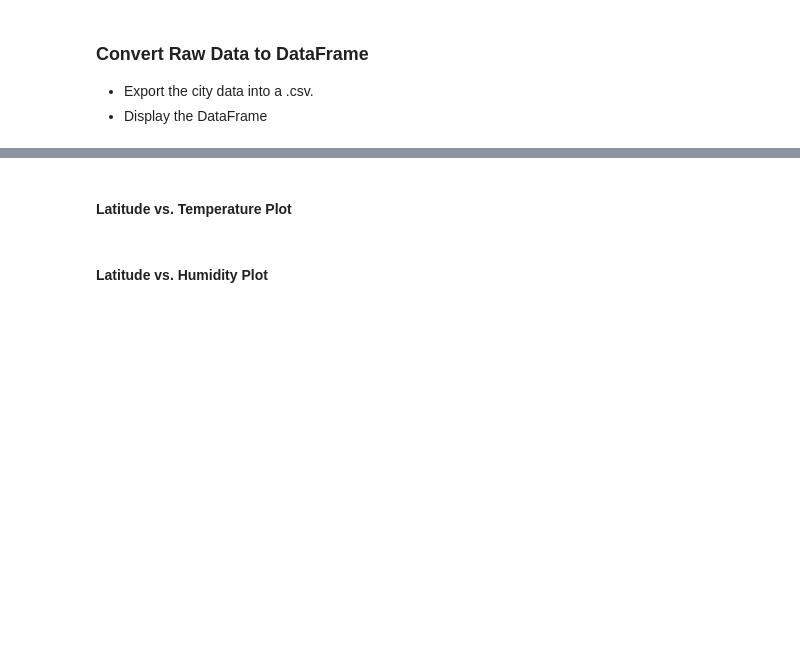
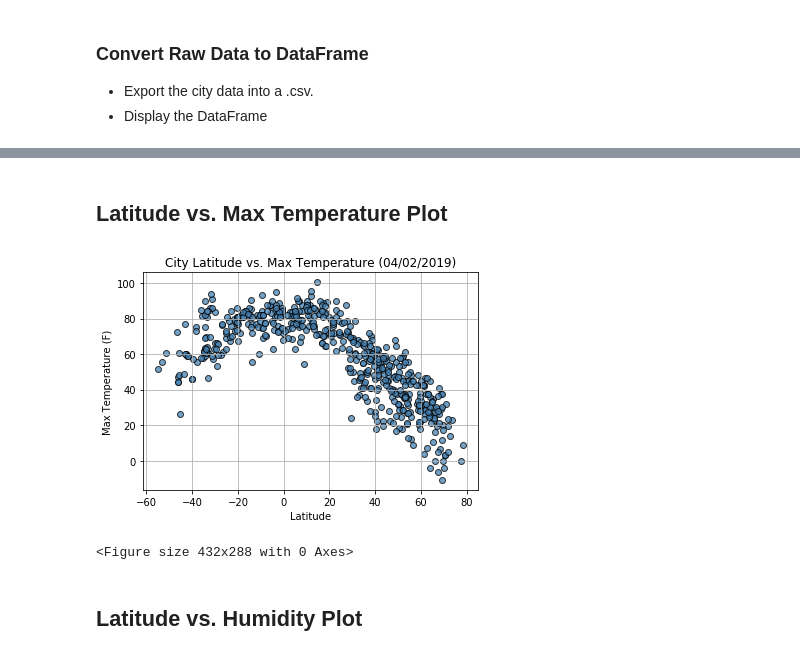
Before and after one commit to tisfarah/GTDSABC_Homework, a Jupyter notebook: Week 6 Python API/WeatherPy-Farah.ipynb, the cells around one changed output, grey strips where cells are left out. Saved outputs shown, nothing was run; the diff lists cells and outputs as text; code cells hidden in the pictures; blank space fills up the shorter version.

Commit message:
Push lastest updates to WeatherPy
Updating WeatherPy Homework 6 jupyter notebook

```diff
--- a/Week 6 Python API/WeatherPy-Farah.ipynb
+++ b/Week 6 Python API/WeatherPy-Farah.ipynb
@@ -32,16 +38,17 @@ import pandas as pd
 import numpy as np
 import requests
 import time
-import openweathermapy as ow
+import openweathermapy as owm
+import datetime
+now = datetime.datetime.now()
 
 # Import API key from python file
-# from api_keys import api_key
+from api_keys import api_key
 
-api_key = "3555835e8ef2b3d2641f3ddc9a3e0f88"
+# api_key = "3555835e8ef2b3d2641f3ddc9a3e0f88"
 
 # Incorporated citipy to determine city based on latitude and longitude
 from citipy import citipy
-
 
 # Output File (CSV)
 output_data_file = "output_data/cities.csv"
@@ -228,0 +138,10 @@ report_status(name='luke', affiliation='jedi', status='missing')
+# %%
+#Export Data to CSV
+weather_df.to_csv(output_data_file)
+
+# convert to DataFrame
+weather_df = pd.DataFrame(data_all)
+weather_df = weather_df[["name","clouds.all","sys.country","dt","main.humidity",
+                     "coord.lat","coord.lon","main.temp_max","wind.speed"]]
+weather_df.columns = ["City","Cloudiness","Country","Date","Humidity","Lat","Lng","Max Temp","Wind Speed"]
+weather_df.head()
@@ -229,4 +155,29 @@ report_status(name='luke', affiliation='jedi', status='missing')
 # %% [markdown]
-#### Latitude vs. Temperature Plot
+## Latitude vs. Max Temperature Plot
+# %%
+# X coordinates are the latitude
+x_lat = weather_df['Lat']
+
+# Y coordinates are the max temperatures
+y_maxtemp = weather_df["Max Temp"]
+
+# Build the scatter plot
+
+plt.scatter(x_lat, y_maxtemp, c = 'steelblue', alpha=0.75, edgecolors ="black", linewidth =1)
+
+# Incorporate the other graph properties
+plt.xlabel("Latitude")
+plt.ylabel("Max Temperature (F)")
+today = now.strftime("%m/%d/%Y")
+plt.title(f"City Latitude vs. Max Temperature ({today})")
+plt.grid(True)
+
+# Save Figure
+plt.show()
+
+plt.savefig("LatVsTemp_Farah.png")
+# %% [output]
+[figure, added]
+<Figure size 432x288 with 0 Axes>
 # %% [markdown]
-#### Latitude vs. Humidity Plot
+## Latitude vs. Humidity Plot
```
Also changed, not shown: parts of 21 cells of this notebook, 5 other files.
